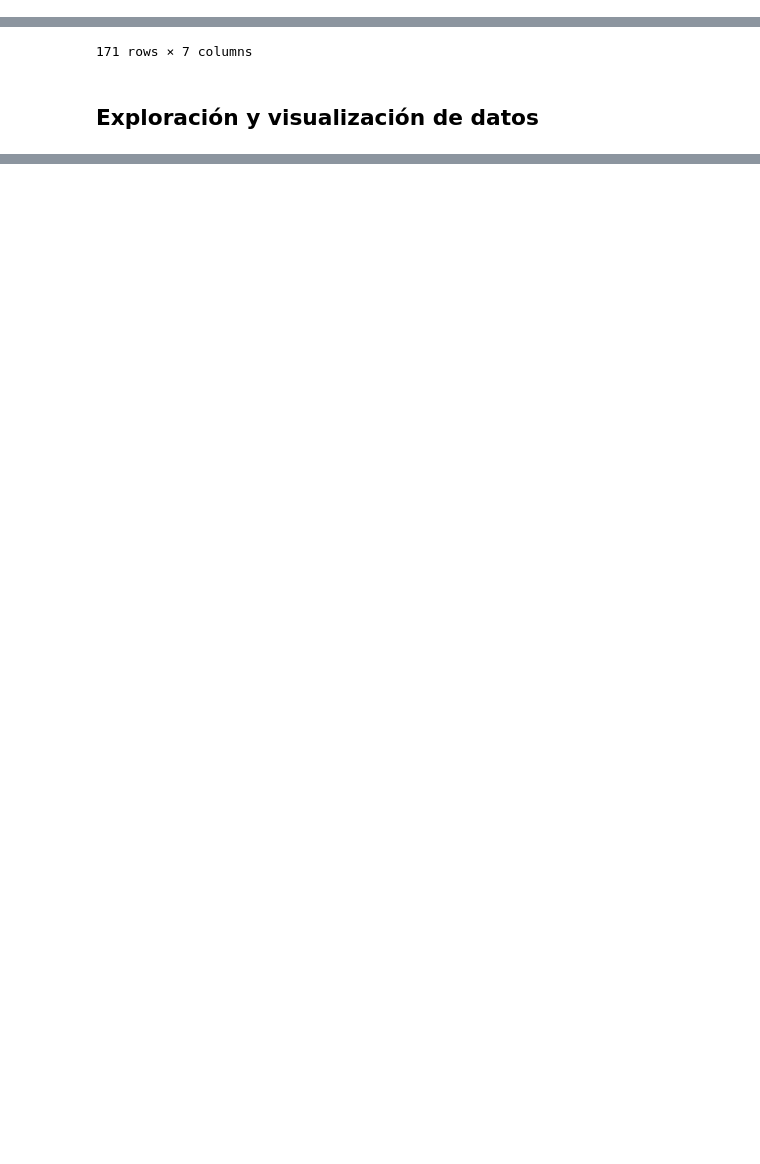
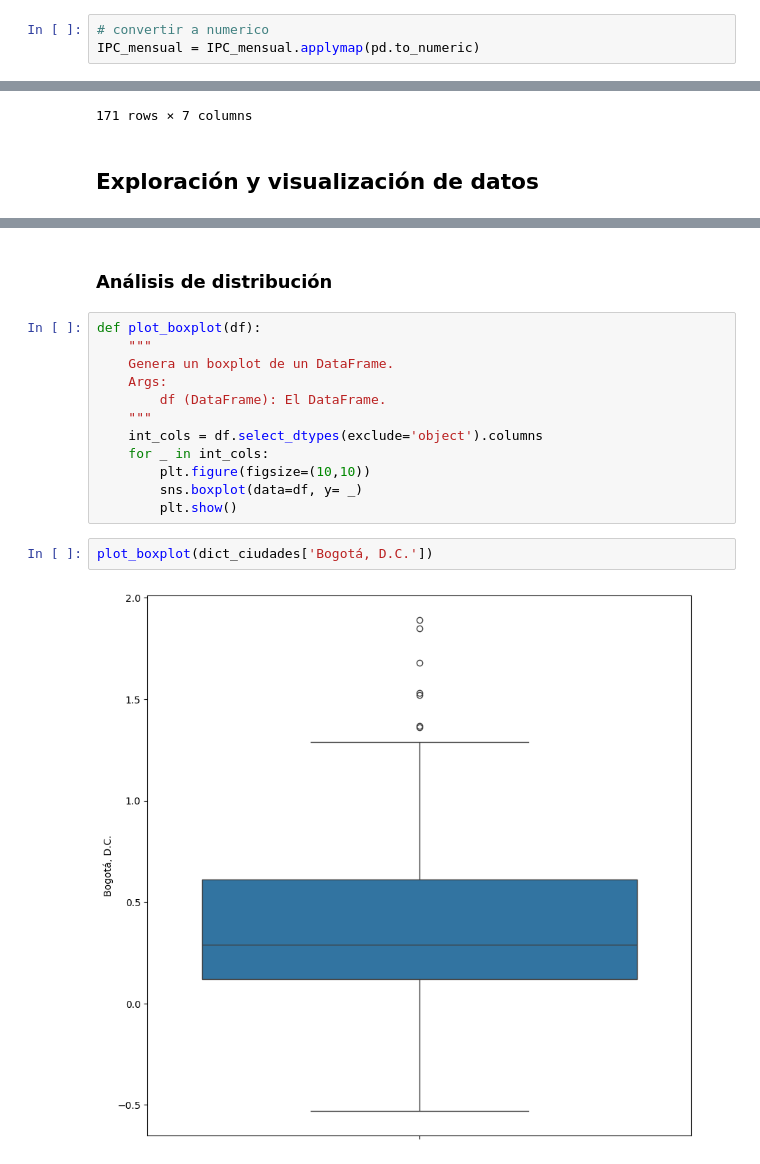
Before and after one commit to andersonjalvarado/Proyecto-IA-Javeriana, a Jupyter notebook: Proyecto.ipynb, the cells around one changed output, grey strips where cells are left out. Saved outputs shown, nothing was run; the diff lists cells and outputs as text; blank space fills up the shorter version.

```diff
--- a/Proyecto.ipynb
+++ b/Proyecto.ipynb
@@ -194,0 +216,3 @@ Freq: M, Name: Neiva, Length: 171, dtype: object
+# %%
+# convertir a numerico
+IPC_mensual = IPC_mensual.applymap(pd.to_numeric)
@@ -298,0 +372,18 @@ max                    21.368387          21.923571             2.127097
+# %% [markdown]
+### Análisis de distribución
+# %%
+def plot_boxplot(df):
+    """
+    Genera un boxplot de un DataFrame.
+    Args:
+        df (DataFrame): El DataFrame.
+    """
+    int_cols = df.select_dtypes(exclude='object').columns
+    for _ in int_cols:
+        plt.figure(figsize=(10,10))
+        sns.boxplot(data=df, y= _)
+        plt.show()
+# %%
+plot_boxplot(dict_ciudades['Bogotá, D.C.'])
+# %% [output]
+[figure, added]
```
Also changed, not shown: parts of 10 cells of this notebook.
